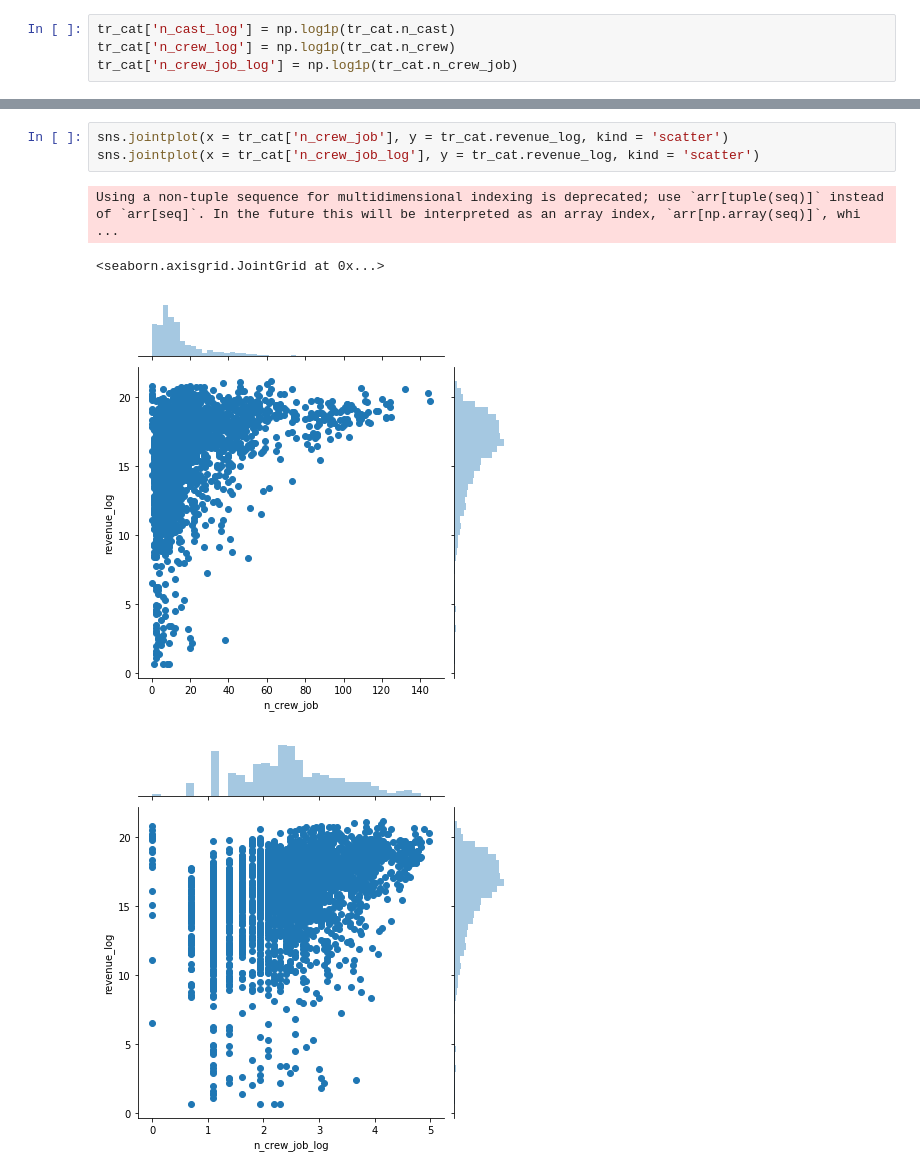
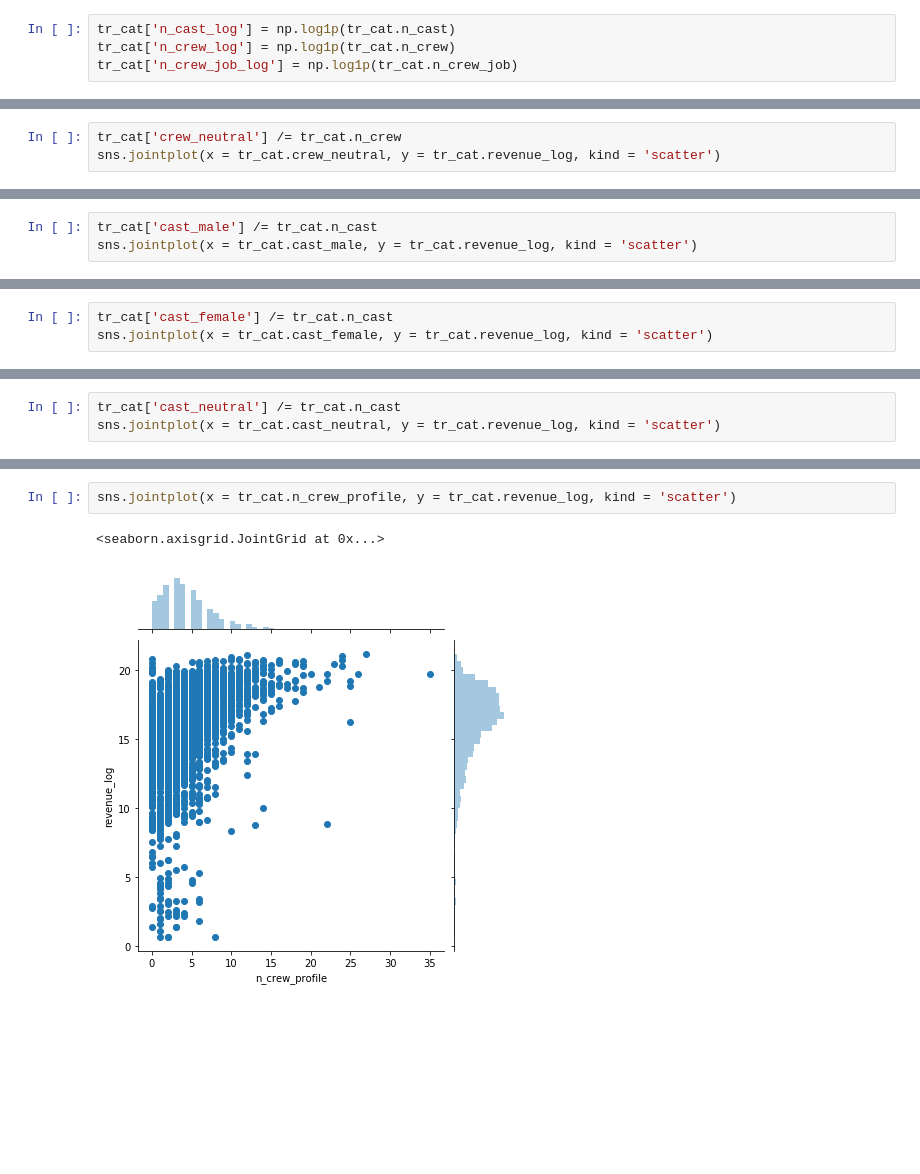
Before and after one commit to jjone36/tmdb, a Jupyter notebook: 02_eda.ipynb, the cells around one changed output, grey strips where cells are left out. Saved outputs shown, nothing was run; the diff lists cells and outputs as text; blank space fills up the shorter version.

```diff
--- a/02_eda.ipynb
+++ b/02_eda.ipynb
@@ -518,0 +661,3 @@ Using a non-tuple sequence for multidimensional indexing is deprecated; use `arr
+# %%
+tr_cat['crew_neutral'] /= tr_cat.n_crew
+sns.jointplot(x = tr_cat.crew_neutral, y = tr_cat.revenue_log, kind = 'scatter')
@@ -518,0 +672,3 @@ Using a non-tuple sequence for multidimensional indexing is deprecated; use `arr
+# %%
+tr_cat['cast_male'] /= tr_cat.n_cast
+sns.jointplot(x = tr_cat.cast_male, y = tr_cat.revenue_log, kind = 'scatter')
@@ -518,0 +682,3 @@ Using a non-tuple sequence for multidimensional indexing is deprecated; use `arr
+# %%
+tr_cat['cast_female'] /= tr_cat.n_cast
+sns.jointplot(x = tr_cat.cast_female, y = tr_cat.revenue_log, kind = 'scatter')
@@ -518,0 +692,3 @@ Using a non-tuple sequence for multidimensional indexing is deprecated; use `arr
+# %%
+tr_cat['cast_neutral'] /= tr_cat.n_cast
+sns.jointplot(x = tr_cat.cast_neutral, y = tr_cat.revenue_log, kind = 'scatter')
@@ -519,8 +706,5 @@ Using a non-tuple sequence for multidimensional indexing is deprecated; use `arr
 # %%
-sns.jointplot(x = tr_cat['n_crew_job'], y = tr_cat.revenue_log, kind = 'scatter')
-sns.jointplot(x = tr_cat['n_crew_job_log'], y = tr_cat.revenue_log, kind = 'scatter')
+sns.jointplot(x = tr_cat.n_crew_profile, y = tr_cat.revenue_log, kind = 'scatter')
 # %% [output]
-Using a non-tuple sequence for multidimensional indexing is deprecated; use `arr[tuple(seq)]` instead of `arr[seq]`. In the future this will be interpreted as an array index, `arr[np.array(seq)]`, whi ...
+<seaborn.axisgrid.JointGrid at 0x...>
-<seaborn.axisgrid.JointGrid at 0x...>
-[figure, old version]
+[figure, new version]
-[figure, removed]
```
Also changed, not shown: parts of 87 cells of this notebook, 3 other files.
